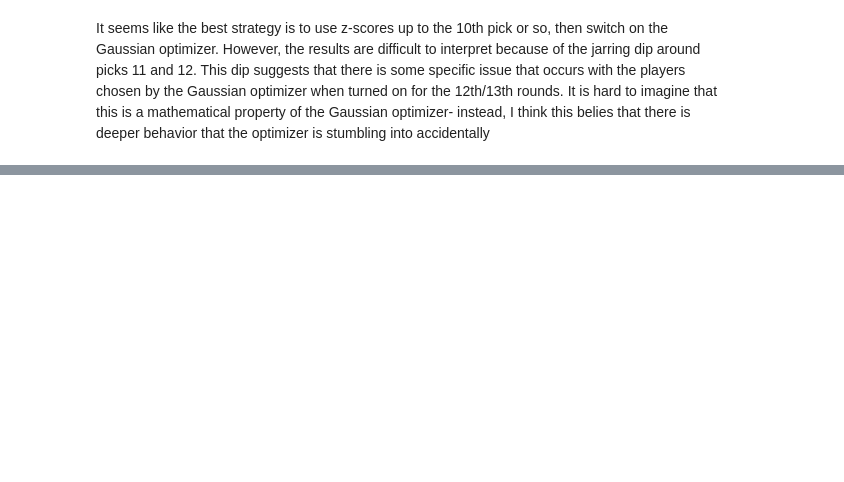
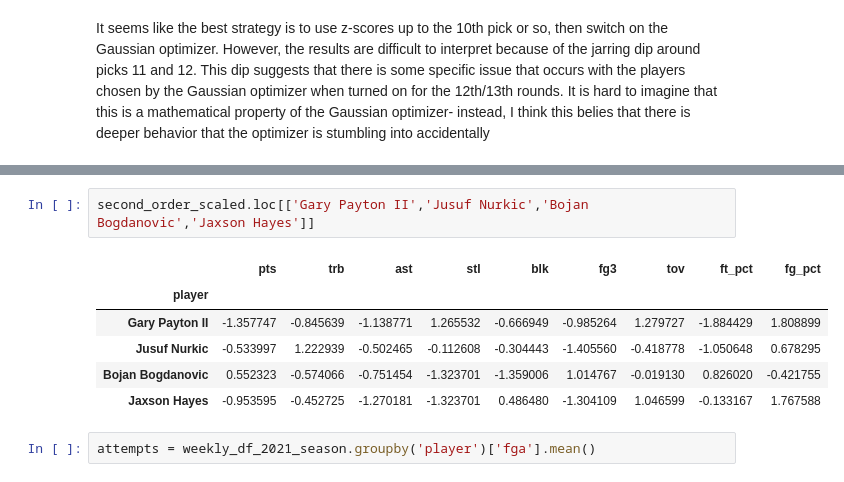
Before and after one commit to zer2/Fantasy-Basketball--in-progress-, a Jupyter notebook: Basketball drafting.ipynb, the cells around one changed output, grey strips where cells are left out. Saved outputs shown, nothing was run; the diff lists cells and outputs as text; blank space fills up the shorter version.

```diff
--- a/Basketball drafting.ipynb
+++ b/Basketball drafting.ipynb
@@ -573,0 +690,11 @@ It seems like the best strategy is to use z-scores up to the 10th pick or so, th
+# %%
+second_order_scaled.loc[['Gary Payton II','Jusuf Nurkic','Bojan Bogdanovic','Jaxson Hayes']]
+# %% [output]
+|  | pts | trb | ast | stl | blk | fg3 | tov | ft_pct | fg_pct |
+| player |  |  |  |  |  |  |  |  |  |
+| Gary Payton II | -1.357747 | -0.845639 | -1.138771 | 1.265532 | -0.666949 | -0.985264 | 1.279727 | -1.884429 | 1.808899 |
+| Jusuf Nurkic | -0.533997 | 1.222939 | -0.502465 | -0.112608 | -0.304443 | -1.405560 | -0.418778 | -1.050648 | 0.678295 |
+| Bojan Bogdanovic | 0.552323 | -0.574066 | -0.751454 | -1.323701 | -1.359006 | 1.014767 | -0.019130 | 0.826020 | -0.421755 |
+| Jaxson Hayes | -0.953595 | -0.452725 | -1.270181 | -1.323701 | 0.486480 | -1.304109 | 1.046599 | -0.133167 | 1.767588 |
+# %%
+attempts = weekly_df_2021_season.groupby('player')['fga'].mean()
```
Also changed, not shown: parts of 26 cells of this notebook.
